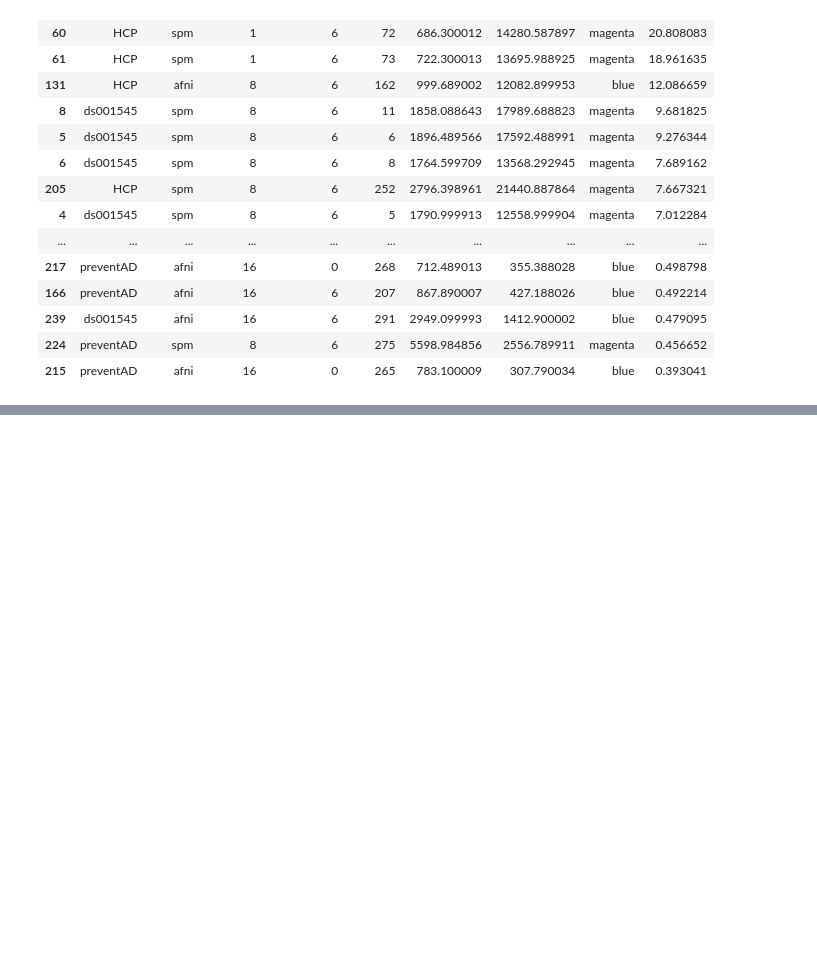
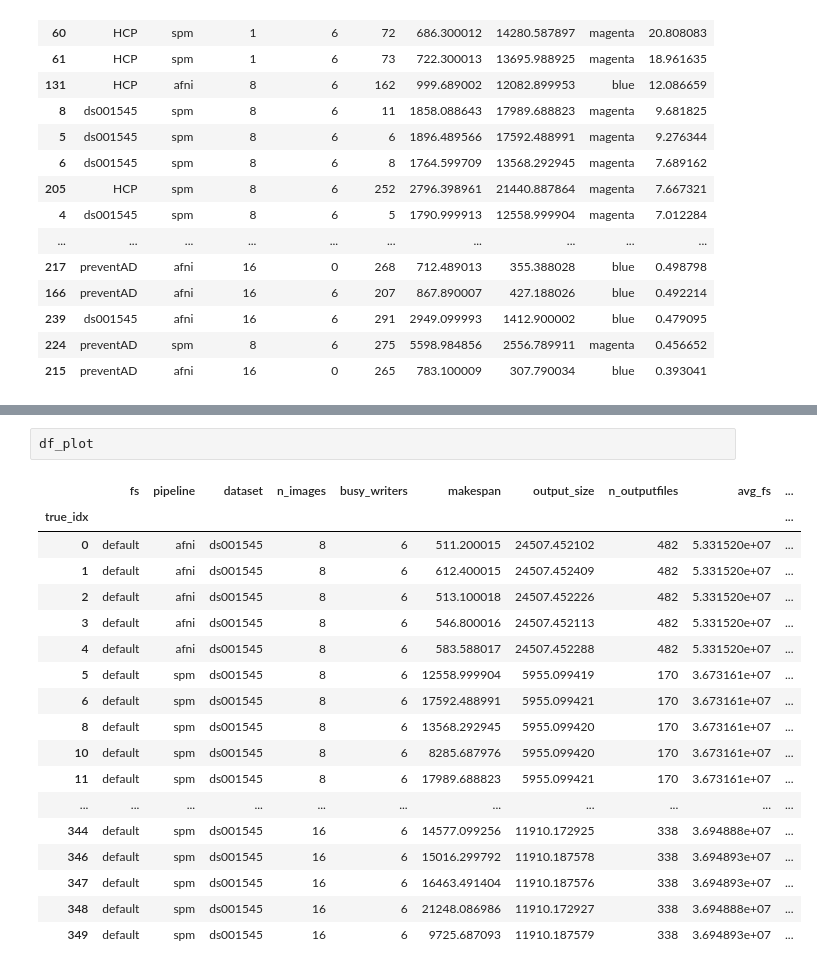
Before and after one commit to big-data-lab-team/Sea, a Jupyter notebook: paper/sea-neuro/results/figure_slashbin.ipynb, the cells around one changed output, grey strips where cells are left out. Cells and saved outputs as stored; diff of their text form; blank space fills up the shorter version.

```diff
--- a/paper/sea-neuro/results/figure_slashbin.ipynb
+++ b/paper/sea-neuro/results/figure_slashbin.ipynb
@@ -402,0 +709,21 @@ df_merged.sort_values(by="speed_up", ascending=False)
+# %%
+df_plot
+# %% [output]
+|  | fs | pipeline | dataset | n_images | busy_writers | makespan | output_size | n_outputfiles | avg_fs | ... |
+| true_idx |  |  |  |  |  |  |  |  |  | ... |
+| 0 | default | afni | ds001545 | 8 | 6 | 511.200015 | 24507.452102 | 482 | 5.331520e+07 | ... |
+| 1 | default | afni | ds001545 | 8 | 6 | 612.400015 | 24507.452409 | 482 | 5.331520e+07 | ... |
+| 2 | default | afni | ds001545 | 8 | 6 | 513.100018 | 24507.452226 | 482 | 5.331520e+07 | ... |
+| 3 | default | afni | ds001545 | 8 | 6 | 546.800016 | 24507.452113 | 482 | 5.331520e+07 | ... |
+| 4 | default | afni | ds001545 | 8 | 6 | 583.588017 | 24507.452288 | 482 | 5.331520e+07 | ... |
+| 5 | default | spm | ds001545 | 8 | 6 | 12558.999904 | 5955.099419 | 170 | 3.673161e+07 | ... |
+| 6 | default | spm | ds001545 | 8 | 6 | 17592.488991 | 5955.099421 | 170 | 3.673161e+07 | ... |
+| 8 | default | spm | ds001545 | 8 | 6 | 13568.292945 | 5955.099420 | 170 | 3.673161e+07 | ... |
+| 10 | default | spm | ds001545 | 8 | 6 | 8285.687976 | 5955.099420 | 170 | 3.673161e+07 | ... |
+| 11 | default | spm | ds001545 | 8 | 6 | 17989.688823 | 5955.099421 | 170 | 3.673161e+07 | ... |
+| ... | ... | ... | ... | ... | ... | ... | ... | ... | ... | ... |
+| 344 | default | spm | ds001545 | 16 | 6 | 14577.099256 | 11910.172925 | 338 | 3.694888e+07 | ... |
+| 346 | default | spm | ds001545 | 16 | 6 | 15016.299792 | 11910.187578 | 338 | 3.694893e+07 | ... |
+| 347 | default | spm | ds001545 | 16 | 6 | 16463.491404 | 11910.187576 | 338 | 3.694893e+07 | ... |
+| 348 | default | spm | ds001545 | 16 | 6 | 21248.086986 | 11910.172927 | 338 | 3.694888e+07 | ... |
+| 349 | default | spm | ds001545 | 16 | 6 | 9725.687093 | 11910.187579 | 338 | 3.694893e+07 | ... |
```
Also changed, not shown: parts of 40 cells of this notebook, 1 other file.
